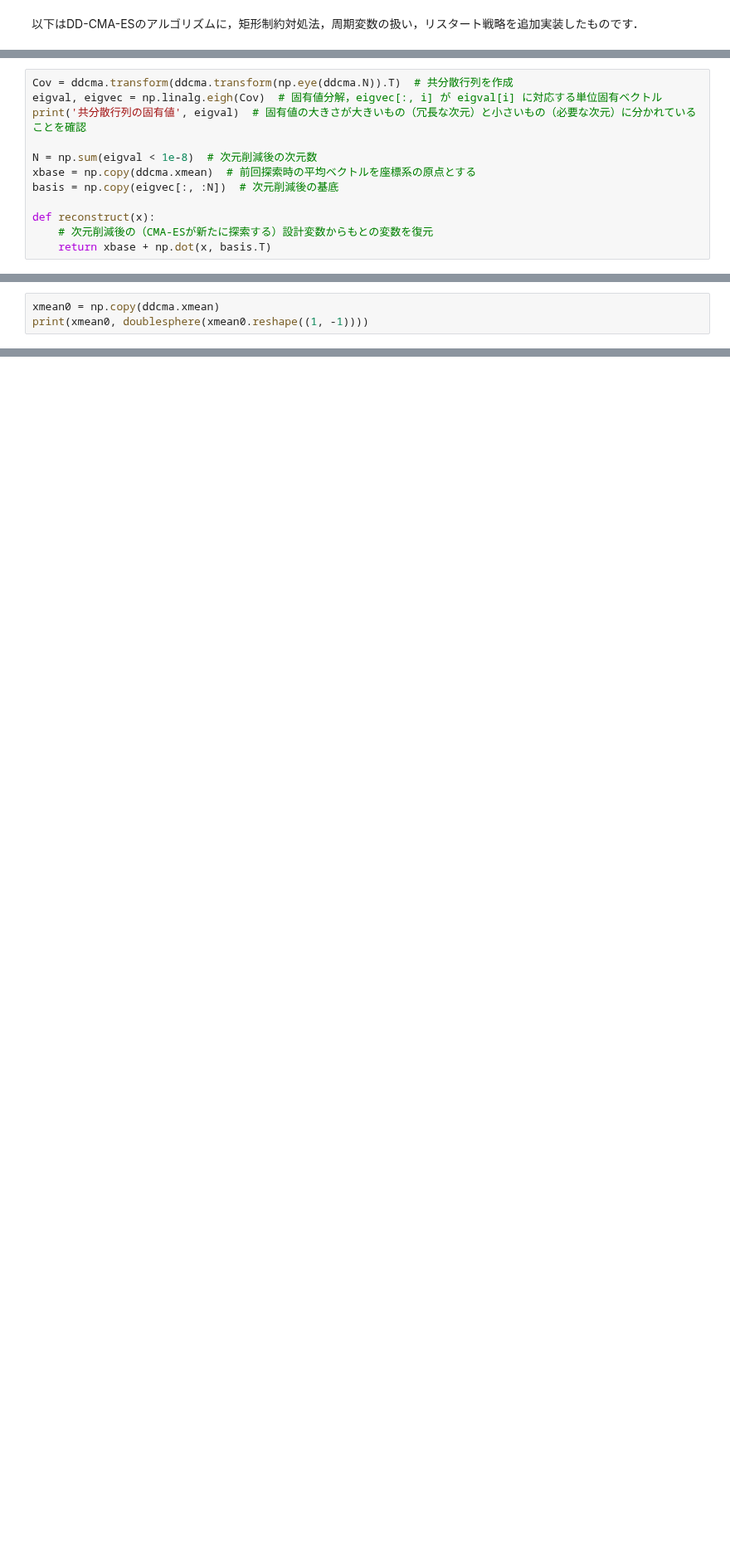
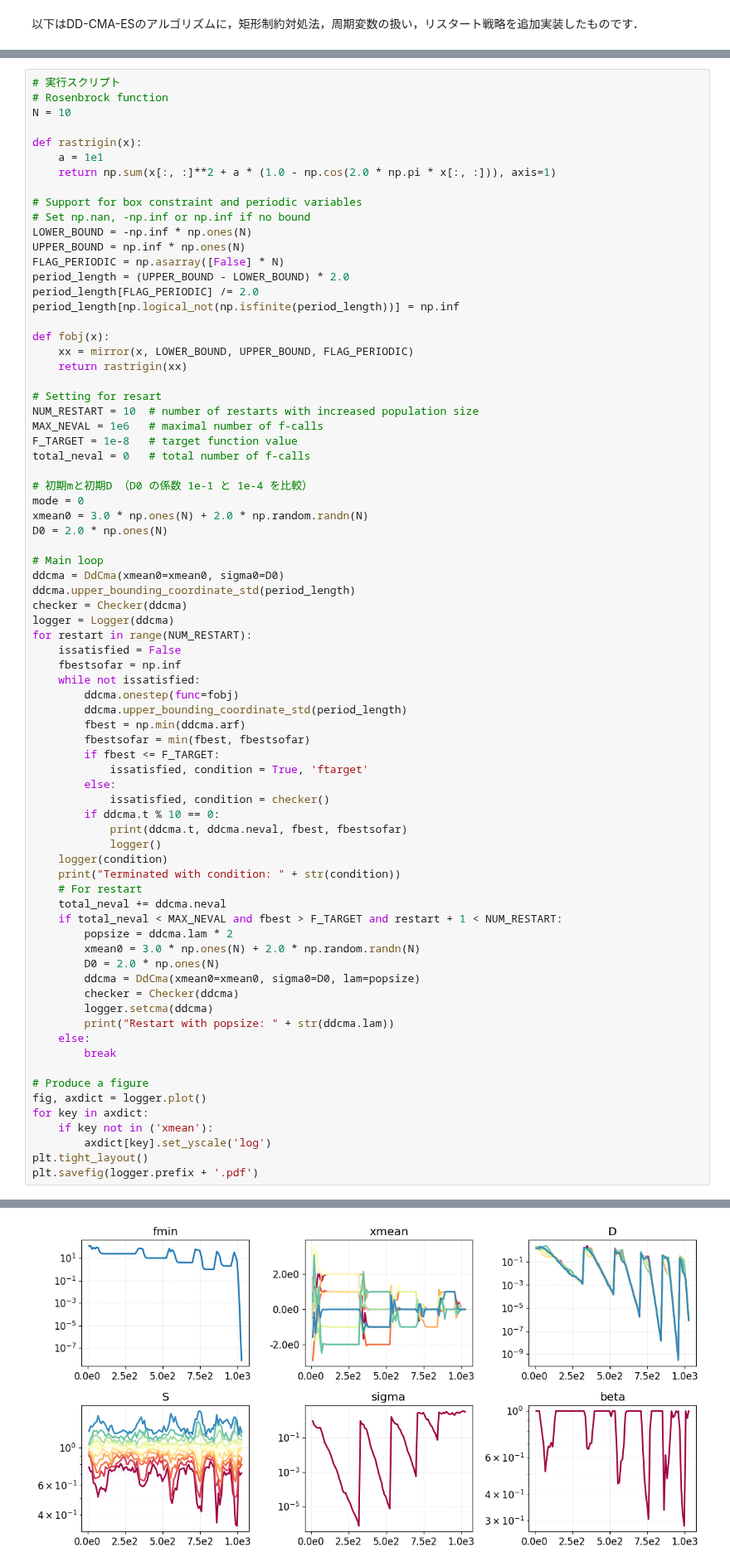
Before and after one commit to akimotolab/CMAES_Tutorial, a Jupyter notebook: cmaes_acceleration.ipynb, the cells around one changed output, grey strips where cells are left out. Shown at 83% size. Drawn from its saved outputs; the diff is of its cells as text; blank space fills up the shorter version.

```diff
--- a/cmaes_acceleration.ipynb
+++ b/cmaes_acceleration.ipynb
@@ -1655,12 +21,0 @@ plt.savefig(logger.prefix + '.pdf')
-# %%
-Cov = ddcma.transform(ddcma.transform(np.eye(ddcma.N)).T)  # 共分散行列を作成
-eigval, eigvec = np.linalg.eigh(Cov)  # 固有値分解，eigvec[:, i] が eigval[i] に対応する単位固有ベクトル
-print('共分散行列の固有値', eigval)  # 固有値の大きさが大きいもの（冗長な次元）と小さいもの（必要な次元）に分かれていることを確認
-
-N = np.sum(eigval < 1e-8)  # 次元削減後の次元数
-xbase = np.copy(ddcma.xmean)  # 前回探索時の平均ベクトルを座標系の原点とする
-basis = np.copy(eigvec[:, :N])  # 次元削減後の基底
-
-def reconstruct(x):
-    # 次元削減後の（CMA-ESが新たに探索する）設計変数からもとの変数を復元
-    return xbase + np.dot(x, basis.T)
@@ -1925,3 +21,0 @@ plt.savefig(logger.prefix + '.pdf')
-# %%
-xmean0 = np.copy(ddcma.xmean)
-print(xmean0, doublesphere(xmean0.reshape((1, -1))))
@@ -2008,0 +618,76 @@ plt.savefig(logger.prefix + '.pdf')
+# %%
+# 実行スクリプト
+# Rosenbrock function
+N = 10
+
+def rastrigin(x):
+    a = 1e1
+    return np.sum(x[:, :]**2 + a * (1.0 - np.cos(2.0 * np.pi * x[:, :])), axis=1)
+
+# Support for box constraint and periodic variables
+# Set np.nan, -np.inf or np.inf if no bound
+LOWER_BOUND = -np.inf * np.ones(N)
+UPPER_BOUND = np.inf * np.ones(N)
+FLAG_PERIODIC = np.asarray([False] * N)
+period_length = (UPPER_BOUND - LOWER_BOUND) * 2.0
+period_length[FLAG_PERIODIC] /= 2.0
+period_length[np.logical_not(np.isfinite(period_length))] = np.inf
+
+def fobj(x):
+    xx = mirror(x, LOWER_BOUND, UPPER_BOUND, FLAG_PERIODIC)
+    return rastrigin(xx)
+
+# Setting for resart
+NUM_RESTART = 10  # number of restarts with increased population size
+MAX_NEVAL = 1e6   # maximal number of f-calls
+F_TARGET = 1e-8   # target function value
+total_neval = 0   # total number of f-calls
+
+# 初期mと初期D （D0 の係数 1e-1 と 1e-4 を比較）
+mode = 0
+xmean0 = 3.0 * np.ones(N) + 2.0 * np.random.randn(N)
+D0 = 2.0 * np.ones(N)
+
+# Main loop
+ddcma = DdCma(xmean0=xmean0, sigma0=D0)
+ddcma.upper_bounding_coordinate_std(period_length)
+checker = Checker(ddcma)
+logger = Logger(ddcma)
+for restart in range(NUM_RESTART):
+    issatisfied = False
+    fbestsofar = np.inf
+    while not issatisfied:
+        ddcma.onestep(func=fobj)
+        ddcma.upper_bounding_coordinate_std(period_length)
+        fbest = np.min(ddcma.arf)
+        fbestsofar = min(fbest, fbestsofar)
+        if fbest <= F_TARGET:
+            issatisfied, condition = True, 'ftarget'
+        else:
+            issatisfied, condition = checker()
+        if ddcma.t % 10 == 0:
+            print(ddcma.t, ddcma.neval, fbest, fbestsofar)
+            logger()
+    logger(condition)
+    print("Terminated with condition: " + str(condition))
+    # For restart
+    total_neval += ddcma.neval
+    if total_neval < MAX_NEVAL and fbest > F_TARGET and restart + 1 < NUM_RESTART:
+        popsize = ddcma.lam * 2
+        xmean0 = 3.0 * np.ones(N) + 2.0 * np.random.randn(N)
+        D0 = 2.0 * np.ones(N)
+        ddcma = DdCma(xmean0=xmean0, sigma0=D0, lam=popsize)
+        checker = Checker(ddcma)
+        logger.setcma(ddcma)
+        print("Restart with popsize: " + str(ddcma.lam))
+    else:
+        break
+
+# Produce a figure
+fig, axdict = logger.plot()
+for key in axdict:
+    if key not in ('xmean'):
+        axdict[key].set_yscale('log')
+plt.tight_layout()
+plt.savefig(logger.prefix + '.pdf')
+# %% [output]
@@ -2008,0 +728 @@ plt.savefig(logger.prefix + '.pdf')
+[figure, added]
```
Also changed, not shown: parts of 72 cells of this notebook.
